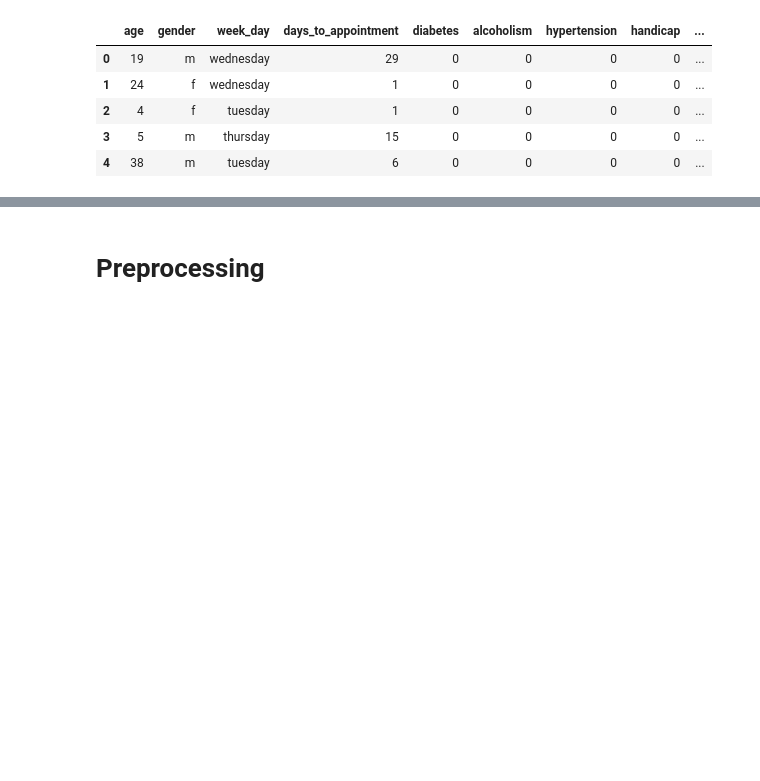
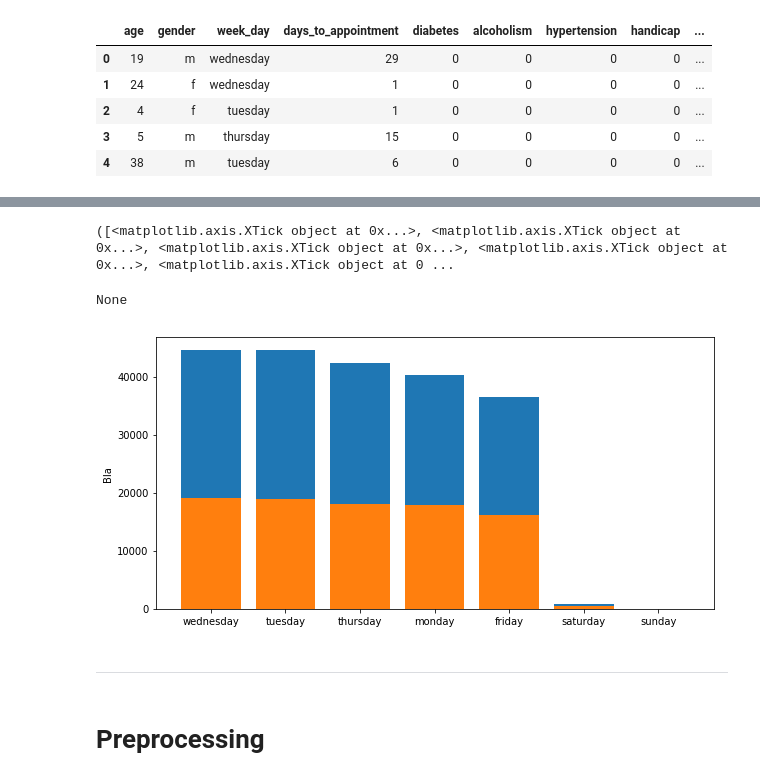
Before and after one commit to edvalente/mlnd-capstone-project, a Jupyter notebook: notebooks/capstone-scrapbook.ipynb, the cells around one changed output, grey strips where cells are left out. Drawn from its saved outputs; the diff is of its cells as text; code cells hidden in the pictures; blank space fills up the shorter version.

```diff
--- a/notebooks/capstone-scrapbook.ipynb
+++ b/notebooks/capstone-scrapbook.ipynb
@@ -60,3 +102,16 @@ vit.head()
+# %%
+plt.figure(figsize = (10, 5))
+plt.bar(np.arange(7), vit[vit.show_up == 1].week_day.value_counts(), width=0.8)
+plt.bar(np.arange(7), vit[vit.show_up == 0].week_day.value_counts(), width=0.8)
+ticks = plt.xticks(np.arange(7), vit.week_day.value_counts().index)
+plt.ylabel('Bla')
+display(print(ticks))
+# %% [output]
+([<matplotlib.axis.XTick object at 0x...>, <matplotlib.axis.XTick object at 0x...>, <matplotlib.axis.XTick object at 0x...>, <matplotlib.axis.XTick object at 0x...>, <matplotlib.axis.XTick object at 0 ...
+None
+[figure, added]
+# %% [markdown]
+---
 # %% [markdown]
 # Preprocessing
 # %%
```
Also changed, not shown: parts of 5 cells of this notebook.
